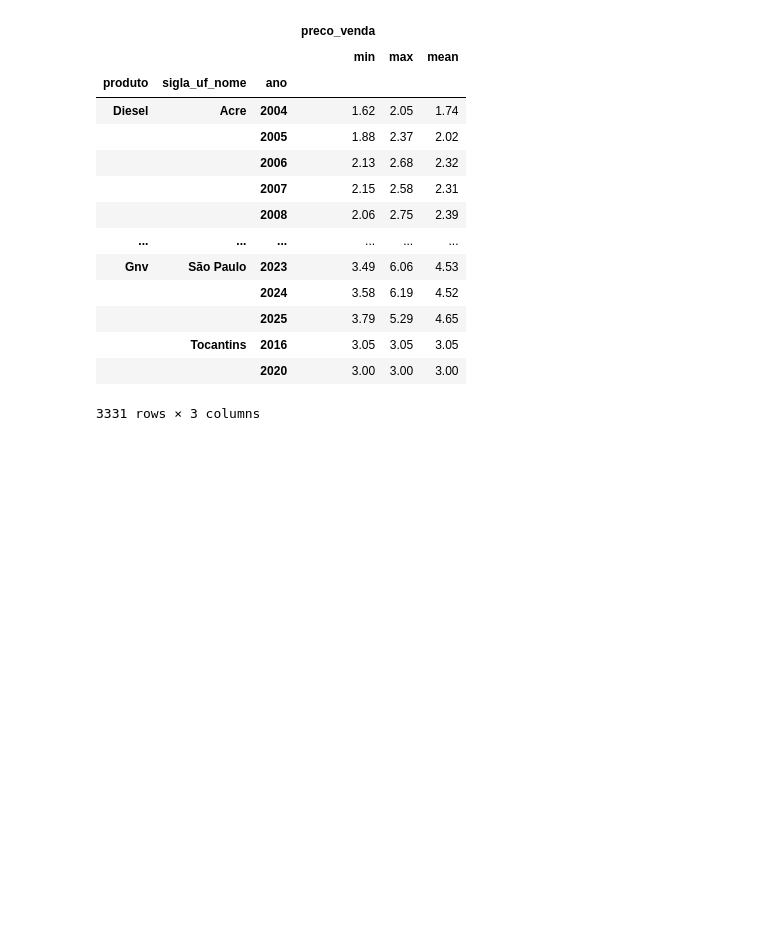
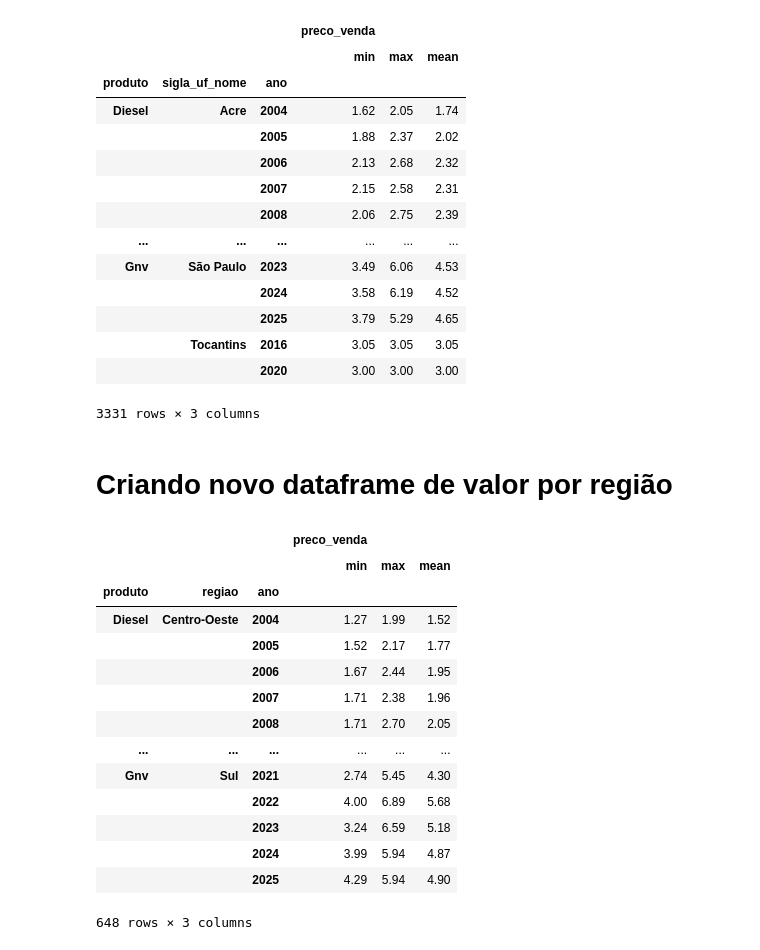
Before and after one commit to KelvynAmaral/Combustiveis_EDA, a Jupyter notebook: preco_combustivel.ipynb, the cells around one changed output. Saved outputs shown, nothing was run; the diff lists cells and outputs as text; code cells hidden in the pictures; blank space fills up the shorter version.

```diff
--- a/preco_combustivel.ipynb
+++ b/preco_combustivel.ipynb
@@ -341,3 +343,25 @@ df_anp_valor_por_estado.groupby(['produto','sigla_uf_nome','ano']).agg(['min','m
 |  | Tocantins | 2016 | 3.05 | 3.05 | 3.05 |
 |  |  | 2020 | 3.00 | 3.00 | 3.00 |
 3331 rows × 3 columns
+# %% [markdown]
+# Criando novo dataframe de valor por região
+# %%
+df_anp_valor_por_regiao = df_anp[['ano','produto','regiao','preco_venda']]
+# %%
+df_anp_valor_por_regiao.groupby(['produto','regiao','ano']).agg(['min','max','mean']).round(2)
+# %% [output]
+|  |  |  | preco_venda |  |  |
+|  |  |  | min | max | mean |
+| produto | regiao | ano |  |  |  |
+| Diesel | Centro-Oeste | 2004 | 1.27 | 1.99 | 1.52 |
+|  |  | 2005 | 1.52 | 2.17 | 1.77 |
+|  |  | 2006 | 1.67 | 2.44 | 1.95 |
+|  |  | 2007 | 1.71 | 2.38 | 1.96 |
+|  |  | 2008 | 1.71 | 2.70 | 2.05 |
+| ... | ... | ... | ... | ... | ... |
+| Gnv | Sul | 2021 | 2.74 | 5.45 | 4.30 |
+|  |  | 2022 | 4.00 | 6.89 | 5.68 |
+|  |  | 2023 | 3.24 | 6.59 | 5.18 |
+|  |  | 2024 | 3.99 | 5.94 | 4.87 |
+|  |  | 2025 | 4.29 | 5.94 | 4.90 |
+648 rows × 3 columns
```
Also changed, not shown: parts of 14 cells of this notebook.
